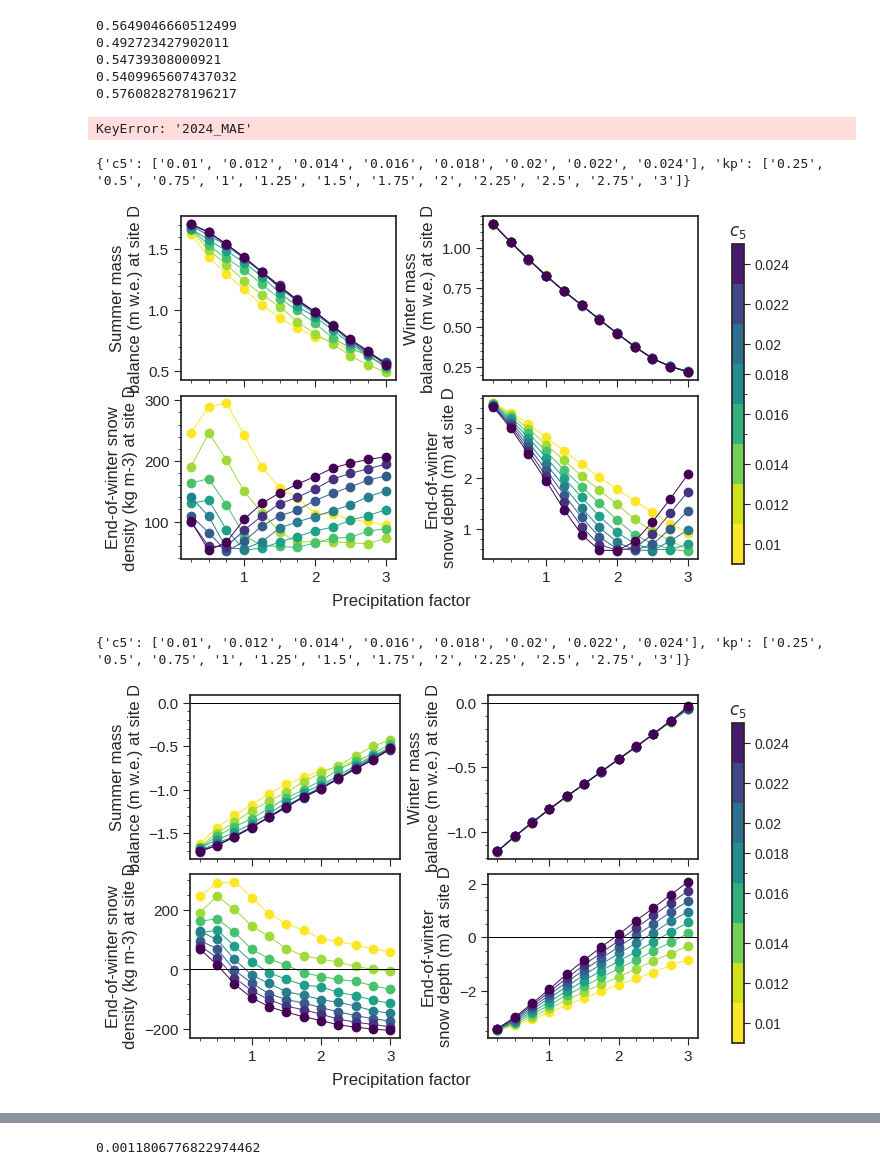
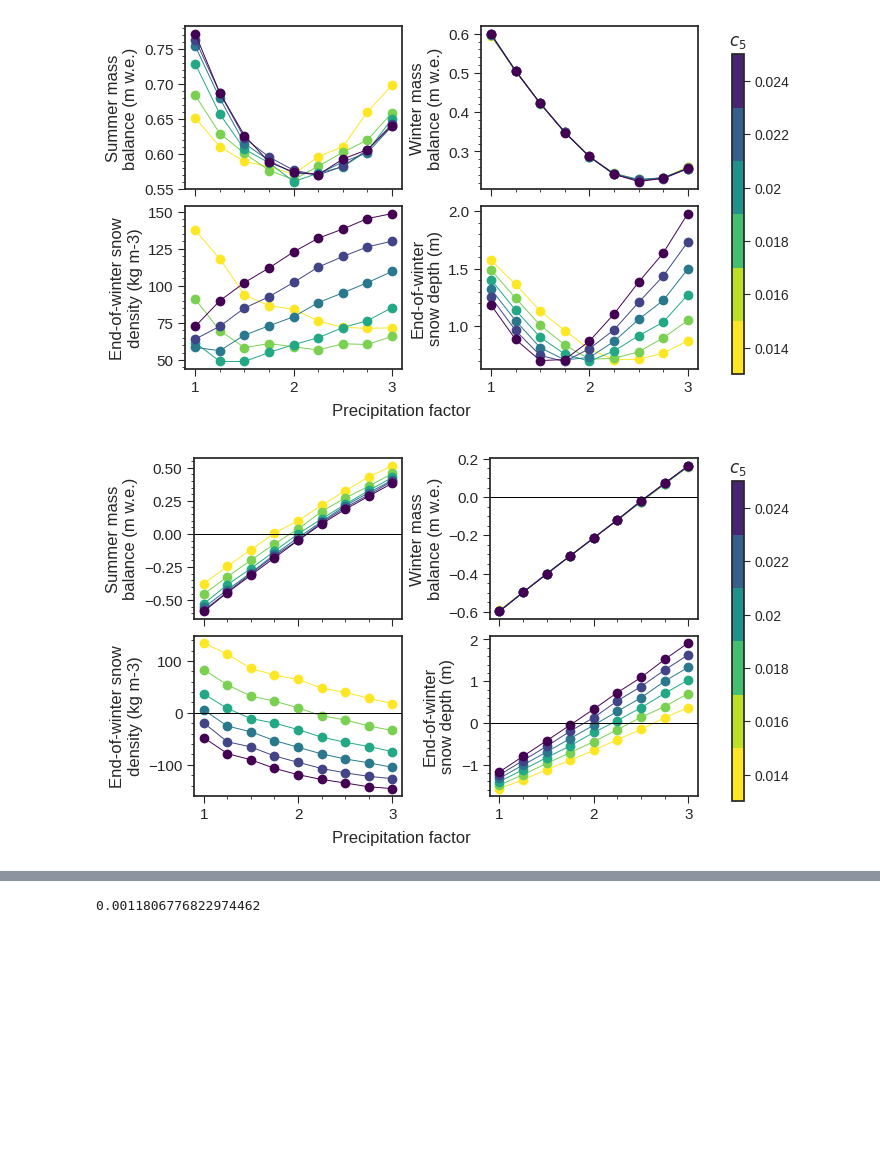
Before and after one commit to clairevwilson/PyGEM-EB, a Jupyter notebook: figs_results.ipynb, the cells around one changed output, grey strips where cells are left out. Drawn from its saved outputs; the diff is of its cells as text; code cells hidden in the pictures; blank space fills up the shorter version.

```diff
--- a/figs_results.ipynb
+++ b/figs_results.ipynb
@@ -30,17 +16,7 @@ import pebsi.processing.gridsearch_plotting as gsplot
-# %%
-for c5 in ['0.01','0.012','0.024','0.016','0.018']:
-    ds = gsproc.get_any(result_dict,c5,'3','D')
-    print(seasonal_mass_balance(ds)[1])
-# %% [output]
-0.5649046660512499
-0.492723427902011
-0.54739308000921
-0.5409965607437032
-0.5760828278196217
 # %%
 # ===== GET RESULTS DICT =====
-# gsproc.process_runs('long', sites='all')                  # This function re-creates each individual run .pkl and thus takes ~60 minutes in series
-result_dict = gsproc.get_result_dict(force_redo='long')                      # Add force_redo=True to recompile the result dictionaries
+# gsproc.process_run('long', sites='all')                  # This function re-creates each individual run .pkl and thus takes ~60 minutes in series
+result_dict = gsproc.get_result_dict(force_redo=False)                      # Add force_redo=True to recompile the result dictionaries
 # %%
 # ===== NORMALIZE =====
 lim_percentile = 75
@@ -49,19 +25,16 @@ error_lims = {}
 for err in all_error:
     error_lims[err] = gsproc.get_percentile(result_dict, err, lim_percentile)
 result_dict = gsproc.add_normalized(result_dict, error_lims=error_lims)
-# %% [output]
-KeyError: '2024_MAE'
 # %%
 # ===== DEFINE LIST OF ERRORS TO PERFORM CALIBRATION =====
 error_list = ['summer','winter','snowdensity','snowdepth']
 # %%
 # ===== MULTI-PANEL TRADEOFFS =====
-gsplot.plot_tradeoffs(result_dict,error_list,savefig=True,site='D')
-gsplot.plot_tradeoffs(result_dict,error_list,metric='ME',savefig=True,site='D')
+site = 'mean'
+gsplot.plot_tradeoffs(result_dict,error_list,savefig=True,site=site)
+gsplot.plot_tradeoffs(result_dict,error_list,metric='ME',savefig=True,site=site)
 # %% [output]
-{'c5': ['0.01', '0.012', '0.014', '0.016', '0.018', '0.02', '0.022', '0.024'], 'kp': ['0.25', '0.5', '0.75', '1', '1.25', '1.5', '1.75', '2', '2.25', '2.5', '2.75', '3']}
-[figure, old version]
+[figure, new version]
-{'c5': ['0.01', '0.012', '0.014', '0.016', '0.018', '0.02', '0.022', '0.024'], 'kp': ['0.25', '0.5', '0.75', '1', '1.25', '1.5', '1.75', '2', '2.25', '2.5', '2.75', '3']}
-[figure, old version]
+[figure, new version]
 # %%
 # ===== FIND PARETO FRONTS AND PLOT AN EXAMPLE =====
```
Also changed, not shown: parts of 23 cells of this notebook, 13 other files.
